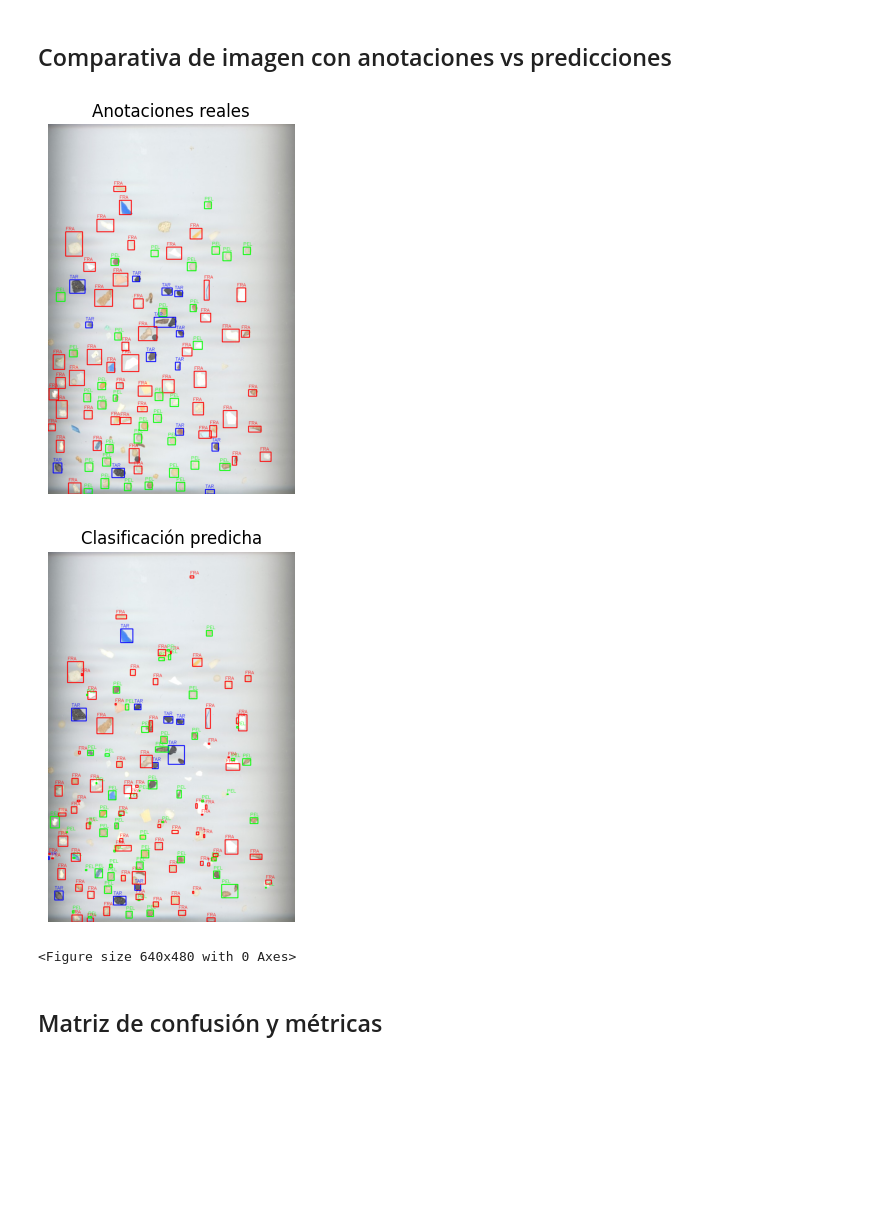
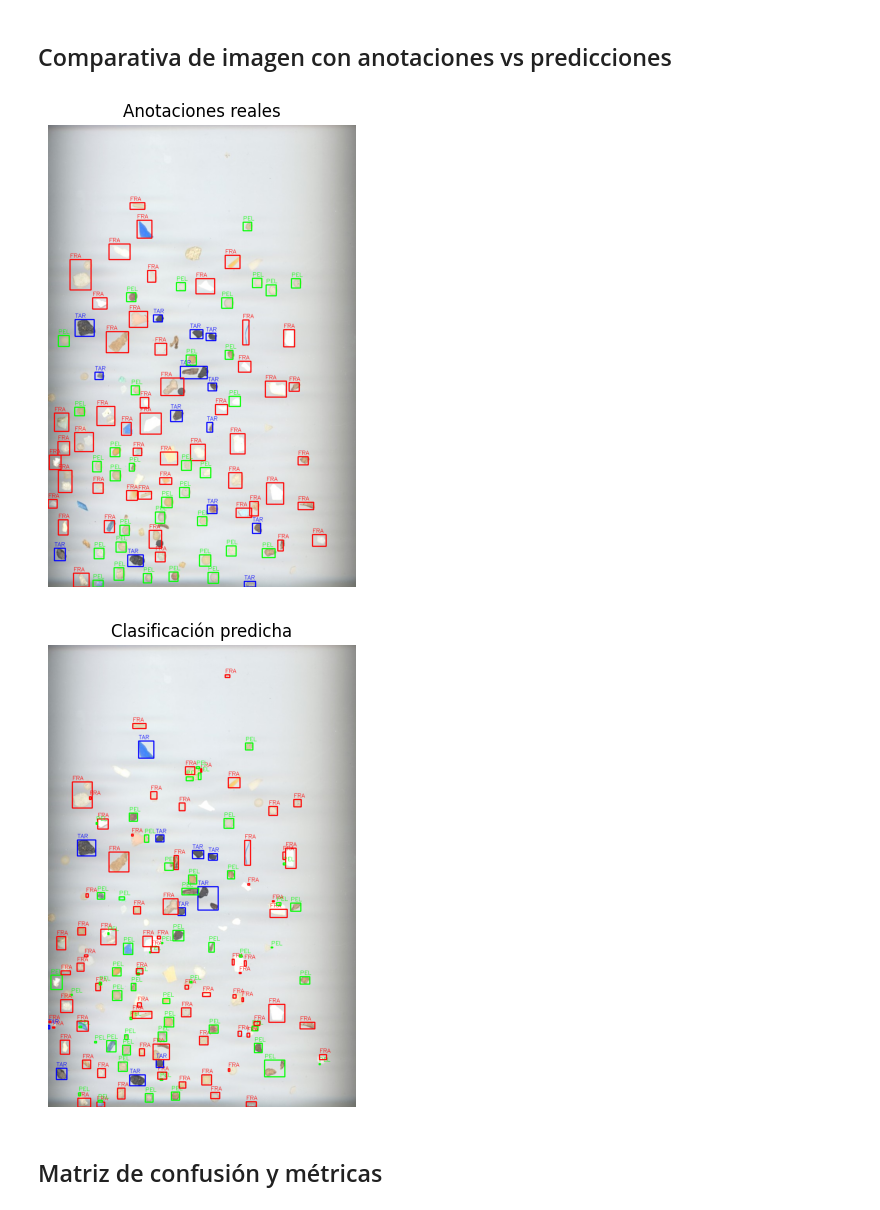
Before and after one commit to ByLucky5/VC_P3, a Jupyter notebook: VC_P3.ipynb, the cells around one changed output. Saved outputs shown, nothing was run; the diff lists cells and outputs as text; code cells hidden in the pictures; blank space fills up the shorter version.

```diff
--- a/VC_P3.ipynb
+++ b/VC_P3.ipynb
@@ -521,42 +515,41 @@ colores = {
 
 # --- FUNCIÓN AUXILIAR PARA DIBUJAR CAJAS ---
 def dibujar_cajas(img, cajas, titulo=""):
+    plt.figure(figsize=(8, 6))
     for c in cajas:
         etiqueta = c["label"]
         x_min, y_min, x_max, y_max = int(c["x_min"]), int(c["y_min"]), int(c["x_max"]), int(c["y_max"])
         color = colores.get(etiqueta, (0, 0, 0))
         cv2.rectangle(img, (x_min, y_min), (x_max, y_max), color, 2)
         cv2.putText(img, etiqueta, (x_min, y_min - 5),
                     cv2.FONT_HERSHEY_SIMPLEX, 0.5, color, 1)
 
     plt.imshow(cv2.cvtColor(img, cv2.COLOR_BGR2RGB))
     plt.title(titulo)
     plt.axis("off")
-    plt.show()
     plt.savefig('./Resultados/' + titulo + '.jpg', bbox_inches="tight", dpi=300)
 
 
 # --- LEE ANOTACIONES REALES ---
 csv_file = "MPs_test_bbs.csv"
 anotaciones = []
 with open(csv_file, newline="") as file:
     reader = csv.DictReader(file)
     for row in reader:
         anotaciones.append({
             "x_min": int(row["x_min"]),
             "y_min": int(row["y_min"]),
             "x_max": int(row["x_max"]),
             "y_max": int(row["y_max"]),
             "label": row["label"]
         })
 
 # --- DIBUJAR RESULTADOS ---
 dibujar_cajas(imagen_test.copy(), anotaciones, "Anotaciones reales")
 dibujar_cajas(imagen_test.copy(), predicciones, "Clasificación predicha")
 # %% [output]
-[figure, old version]
+[figure, new version]
-[figure, old version]
+[figure, new version]
-<Figure size 640x480 with 0 Axes>
 # %% [markdown]
 ## Matriz de confusión y métricas
 # %%
```
Also changed, not shown: parts of 4 cells of this notebook.
